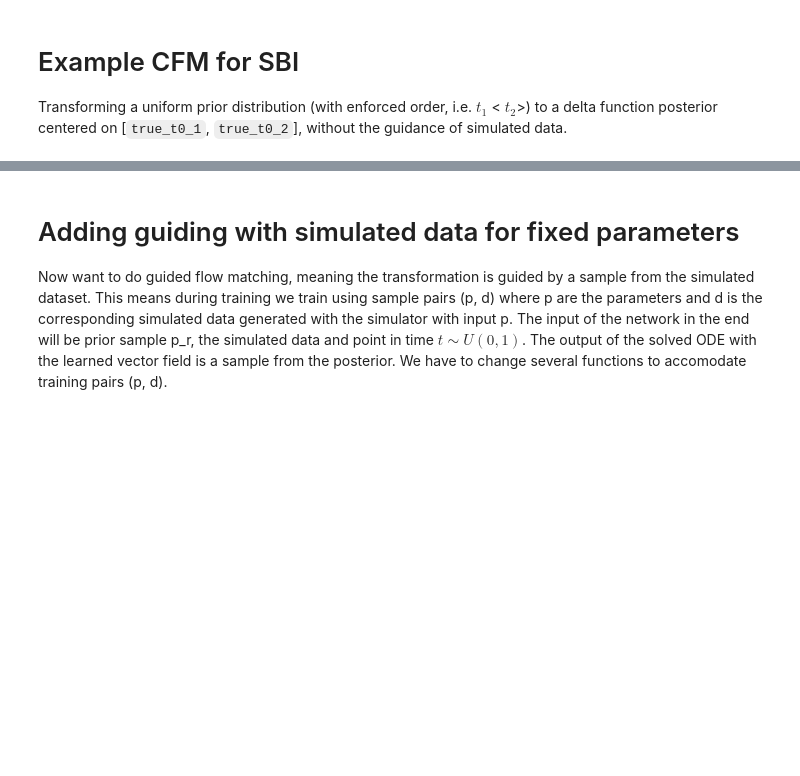
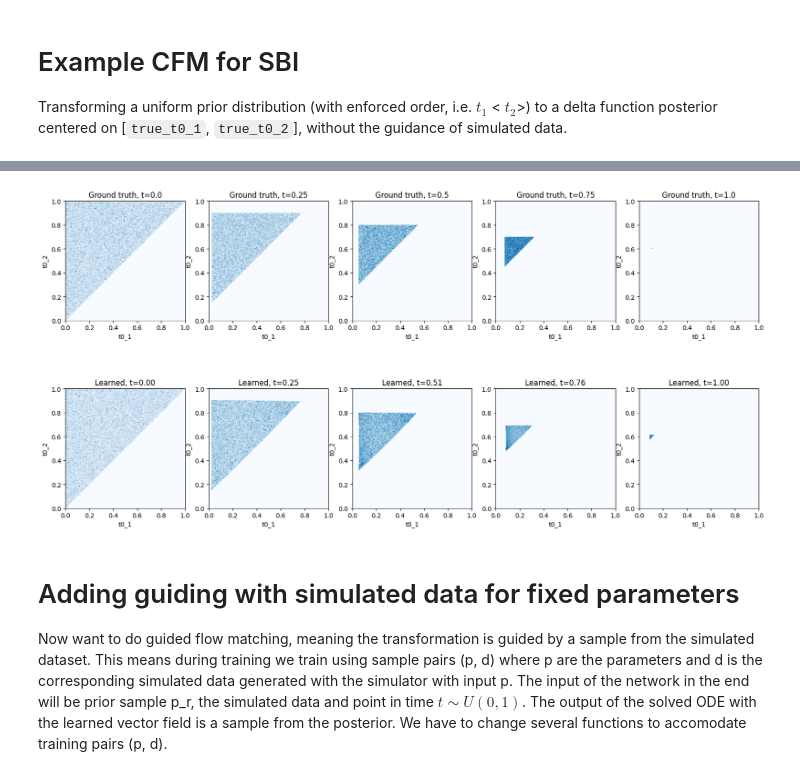
Before and after one commit to Ninavd/FRB-flow, a Jupyter notebook: notebooks/FM_simple_model.ipynb, the cells around one changed output, grey strips where cells are left out. Saved outputs shown, nothing was run; the diff lists cells and outputs as text; code cells hidden in the pictures; blank space fills up the shorter version.

Commit message:
using different plotting function in first example

```diff
--- a/notebooks/FM_simple_model.ipynb
+++ b/notebooks/FM_simple_model.ipynb
@@ -90,7 +92,7 @@ for idx, t in enumerate(ts):
     xts = path.sample_marginal_path(tt)
 
     plt.subplot(2, num_marginals, idx + 1)
-    plt.hist2d(x=xts[:, 0], y=xts[:, 1], bins=50, cmap='Blues')
+    hist2d_samples(xts, range=[[0,1], [0,1]], percentile=100, cmap='Blues')
 
     plt.title(f"Ground truth, t={t.item()}")
     plt.xlabel(f"t0_1")
@@ -105,34 +107,36 @@ for idx, t in enumerate(ts):
 
 # initialize ODE solver
 ode = LearnedVectorFieldODE(linear_flow_model)
 simulator = EulerODESolver(ode)
 ts = torch.linspace(0,1,100).to(device)
 
 # solve / simulate ode starting from x0
 x0 = path.p_simple.sample(num_samples)
 xts = simulator.solve_with_trajectory(x0, ts.view(1,-1,1).expand(num_samples,-1,1))
 
 # only save num_marginal snapshots
 record_every_idxs = record_every(len(ts), len(ts) // (num_marginals - 1))
 xts = xts[:,record_every_idxs,:]
 
 subplot_idx = idx + 1 # for plotting
 
 for idx in range(xts.shape[1]):
     xx = xts[:,idx,:]
     t = ts.cpu()[record_every_idxs[idx]]
 
     plt.subplot(2, num_marginals, subplot_idx + idx + 1)
 
-    plt.hist2d(x=xx[:, 0], y=xx[:, 1], bins=50, cmap='Blues')
+    hist2d_samples(xx, range=[[0,1], [0,1]], percentile=100, cmap='Blues')
     plt.title(f"Learned, t={t:.2f}")
     plt.xlabel(f"t0_1")
     plt.ylabel(f"t0_2")
 
     plt.xlim(0, 1)
     plt.ylim(0, 1)
 
 plt.show()
+# %% [output]
+[figure, added]
 # %% [markdown]
 # Adding guiding with simulated data for fixed parameters
 Now want to do guided flow matching, meaning the transformation is guided by a sample from the simulated dataset. This means during training we train using sample pairs (p, d) where p are the parameters and d is the corresponding simulated data generated with the simulator with input p. The input of the network in the end will be prior sample p_r, the simulated data and point in time $t\sim U(0, 1)$. The output of the solved ODE with the learned vector field is a sample from the posterior. We have to change several functions to accomodate training pairs (p, d).
```
Also changed, not shown: parts of 2 cells of this notebook.
